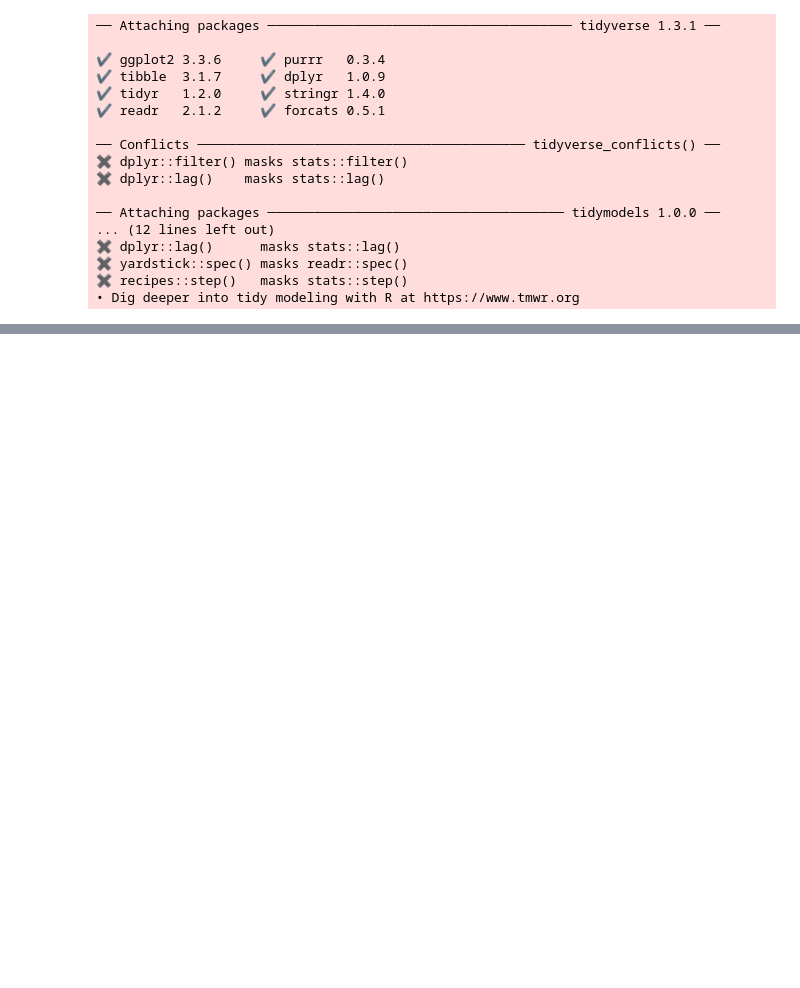
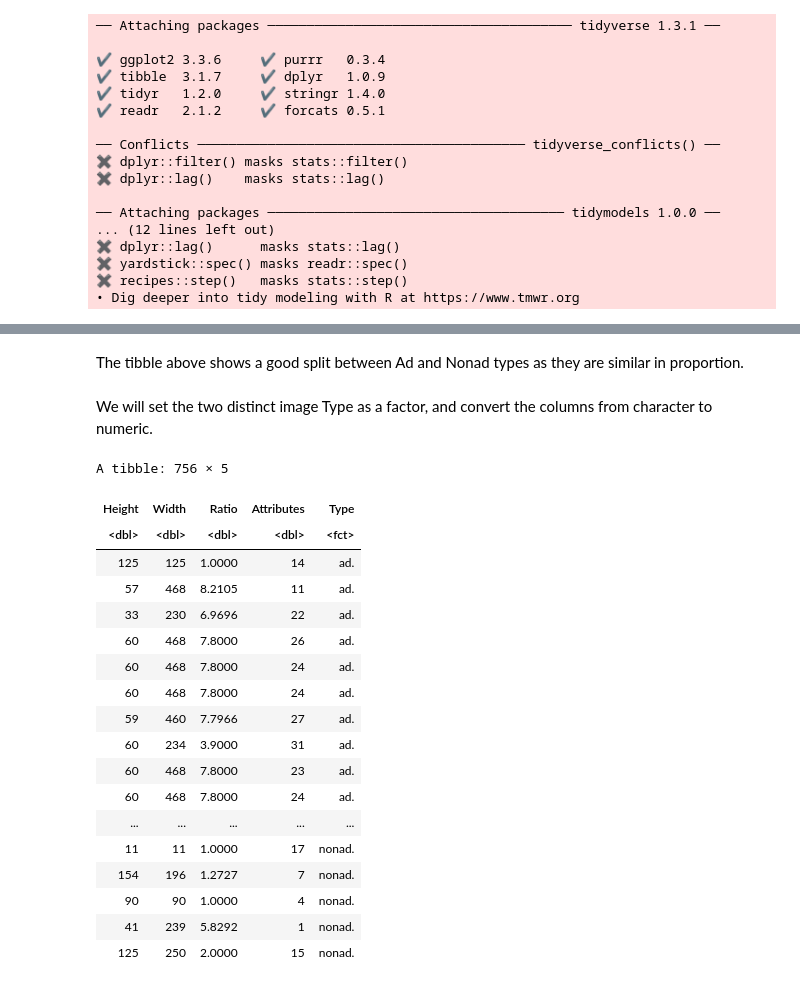
Before and after one commit to msamanthaf/Ad_Classification_DSCI, a Jupyter notebook: Advertisement_Classification.ipynb, the cells around one changed output, grey strips where cells are left out. Cells and saved outputs as stored; diff of their text form; code cells hidden in the pictures; blank space fills up the shorter version.

Commit message:
Created proposal template
Created header and body, and described each step of the data wrangling process

```diff
--- a/Advertisement_Classification.ipynb
+++ b/Advertisement_Classification.ipynb
@@ -23,2 +93,33 @@ library(tidymodels)
+# %% [markdown]
+The tibble above shows a good split between Ad and Nonad types as they are similar in proportion.
+# %% [markdown]
+We will set the two distinct image Type as a factor, and convert the columns from character to numeric.
+# %%
+ad_factored <- ad_data |>
+               mutate(Height = as.numeric(Height),
+                      Width = as.numeric(Width),
+                      Ratio = as.numeric(Ratio),
+                      Type = as_factor(Type))
+ad_factored
+# %% [output]
+A tibble: 756 × 5
+| Height | Width | Ratio | Attributes | Type |
+| <dbl> | <dbl> | <dbl> | <dbl> | <fct> |
+| 125 | 125 | 1.0000 | 14 | ad. |
+| 57 | 468 | 8.2105 | 11 | ad. |
+| 33 | 230 | 6.9696 | 22 | ad. |
+| 60 | 468 | 7.8000 | 26 | ad. |
+| 60 | 468 | 7.8000 | 24 | ad. |
+| 60 | 468 | 7.8000 | 24 | ad. |
+| 59 | 460 | 7.7966 | 27 | ad. |
+| 60 | 234 | 3.9000 | 31 | ad. |
+| 60 | 468 | 7.8000 | 23 | ad. |
+| 60 | 468 | 7.8000 | 24 | ad. |
+| ... | ... | ... | ... | ... |
+| 11 | 11 | 1.0000 | 17 | nonad. |
+| 154 | 196 | 1.2727 | 7 | nonad. |
+| 90 | 90 | 1.0000 | 4 | nonad. |
+| 41 | 239 | 5.8292 | 1 | nonad. |
+| 125 | 250 | 2.0000 | 15 | nonad. |
 # %%
 set.seed(1)
```
Also changed, not shown: parts of 13 cells of this notebook.
